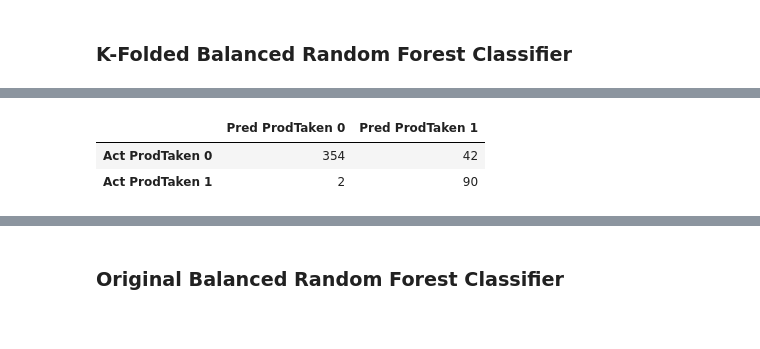
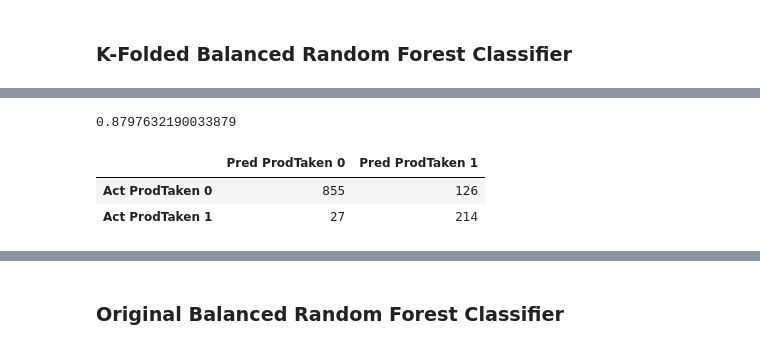
Before and after one commit to Cthompsonlbi/Team_Red, a Jupyter notebook: Notebooks/Insight_ensemble_KFold.ipynb, the cells around one changed output, grey strips where cells are left out. Drawn from its saved outputs; the diff is of its cells as text; code cells hidden in the pictures.

Commit message:
use cross-validation on random forest and xgboost

```diff
--- a/Notebooks/Insight_ensemble_KFold.ipynb
+++ b/Notebooks/Insight_ensemble_KFold.ipynb
@@ -31,14 +37,14 @@ from sklearn.metrics import balanced_accuracy_score
 # We have loaded the cleaned data into PGAdmin and are now pulling it directly from there
 
 # create connection string
-db_string =f'postgresql://postgres:{db_password}@127.0.0.1:5432/Project Insights on the Beach'
-engine = create_engine(db_string)
+# db_string =f'postgresql://postgres:{db_password}@127.0.0.1:5432/Project Insights on the Beach'
+# engine = create_engine(db_string)
 
 # read in the clean data from PGAdmin - SQL
-vacay_df= pd.read_sql_query('''SELECT*FROM cleaned_up_cust_marketing_table;''',engine)
+#vacay_df= pd.read_sql_query('''SELECT*FROM cleaned_up_cust_marketing_table;''',engine)
 
 # If not connected
-#vacay_df= pd.read_csv("../cleaned_up_cust_marketing_table.csv")
+vacay_df= pd.read_csv("../cleaned_up_cust_marketing_table.csv")
 
 vacay_df
 # %% [output]
@@ -176,0 +302,19 @@ Name: prodtaken, dtype: int64
+# %%
+# Use best XGBoost parameters to predict
+# Create model and set parameters
+xg_clf = xgb.XGBClassifier(objective='binary:logistic', use_label_encoder=False,
+                            eval_metric='mlogloss',
+                            n_estimators = max_value_params['estimators'],
+                            max_depth = max_value_params['depths'],
+                            colsample_bytree = max_value_params['colsample_bytree'],
+                            gamma = max_value_params['gamma'],
+                            learning_rate = max_value_params['learn'], random_state=1)
+
+# Fit the model
+xg_clf.fit(X_train, y_train)
+
+# Predict
+y_pred = xg_clf.predict(X_test)
+
+# Extract accuracy
+balanced_accuracy_score(y_pred, y_test)
@@ -205,15 +410,29 @@ Cross Val Score: [0.92229039 0.89877301 0.92535787 0.88945752 0.90788127]
+# %%
+# Instantiate model
+brclf = BalancedRandomForestClassifier(n_estimators=500, random_state=1)
+
+# fit
+brclf.fit(X_train, y_train)
+
+# predict
+y_pred = brclf.predict(X_test)
+
+# Accuracy
+print(balanced_accuracy_score(y_test, y_pred))
+# %% [output]
+0.8797632190033879
 # %%
-# Display the confusion matrix for K-FOLDED RANDOM FOREST
-cm = confusion_matrix(y_val, y_pred_k)
+# Display the confusion matrix
+cm = confusion_matrix(y_test, y_pred)
 
 # Create a DataFrame from the confusion matrix.
 cm_df = pd.DataFrame(
     cm, index=["Act ProdTaken 0", "Act ProdTaken 1"], columns=["Pred ProdTaken 0", "Pred ProdTaken 1"])
 cm_df
 # %% [output]
 |  | Pred ProdTaken 0 | Pred ProdTaken 1 |
-| Act ProdTaken 0 | 354 | 42 |
-| Act ProdTaken 1 | 2 | 90 |
+| Act ProdTaken 0 | 855 | 126 |
+| Act ProdTaken 1 | 27 | 214 |
 # %%
 #Display confusion matrix using ConfusinMatrixDisplay
 display_k = ConfusionMatrixDisplay(confusion_matrix=cm,display_labels=brclf.classes_)
```
Also changed, not shown: parts of 40 cells of this notebook.
